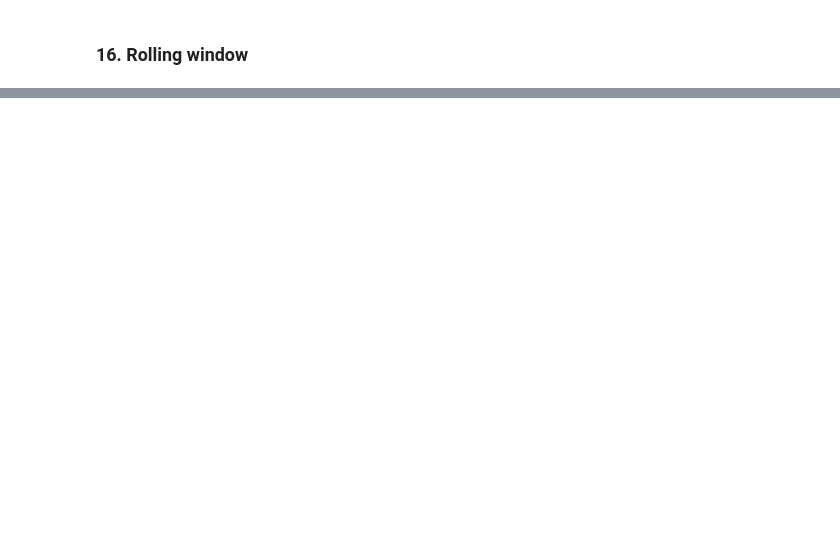
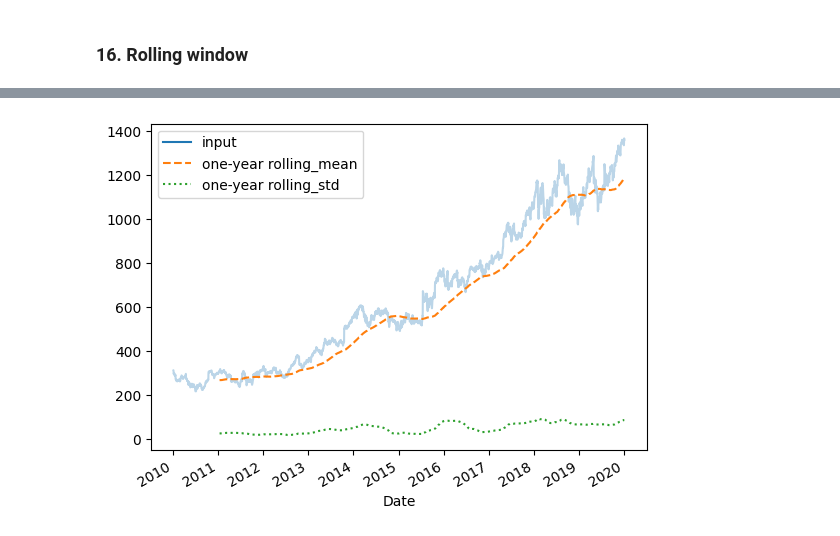
Before and after one commit to isotomor/DSPT_TBS_SVL_0922, a Jupyter notebook: 2-Data Analytics/7-Feature_engineering/2-Dates/Teoria/Fechas en Python.ipynb, the cells around one changed output, grey strips where cells are left out. Cells and saved outputs as stored; diff of their text form; code cells hidden in the pictures; blank space fills up the shorter version.

```diff
--- a/2-Data Analytics/7-Feature_engineering/2-Dates/Teoria/Fechas en Python.ipynb
+++ b/2-Data Analytics/7-Feature_engineering/2-Dates/Teoria/Fechas en Python.ipynb
@@ -801,9 +986,11 @@ rolling.mean()
 # %%
-rolling = goog.rolling(261, center=True)
+rolling = goog.rolling(261, center=False)
 
 data = pd.DataFrame({'input': goog,
                      'one-year rolling_mean': rolling.mean(),
                      'one-year rolling_std': rolling.std()})
 
 ax = data.plot(style=['-', '--', ':'])
 ax.lines[0].set_alpha(0.3)
+# %% [output]
+[figure, added]
```
Also changed, not shown: parts of 18 cells of this notebook, 1 other file.
